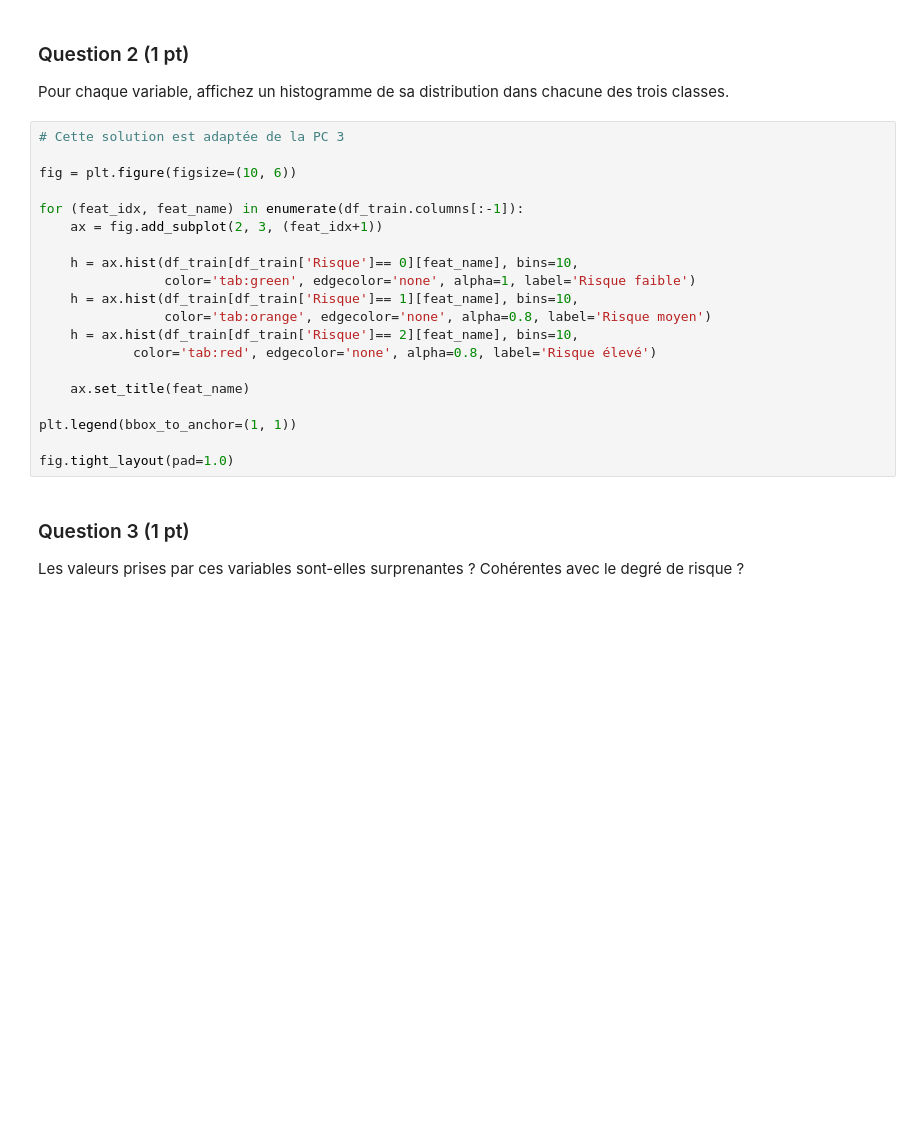
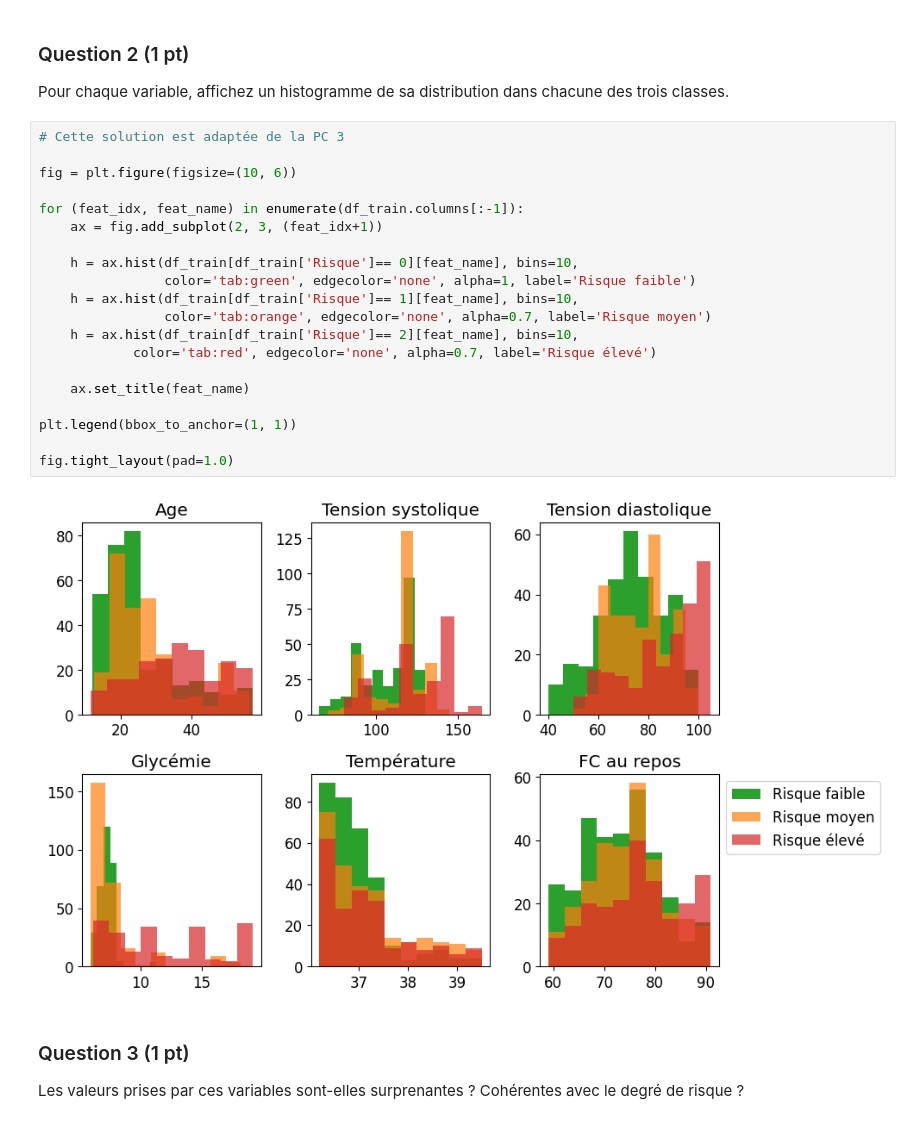
Before and after one commit to Kataevskii/projet-data, a Jupyter notebook: Projet.ipynb, the cells around one changed output. Drawn from its saved outputs; the diff is of its cells as text; blank space fills up the shorter version.

```diff
--- a/Projet.ipynb
+++ b/Projet.ipynb
@@ -78,23 +78,25 @@ Pour chaque variable, affichez un histogramme de sa distribution dans chacune de
 # %%
 # Cette solution est adaptée de la PC 3
 
 fig = plt.figure(figsize=(10, 6))
 
 for (feat_idx, feat_name) in enumerate(df_train.columns[:-1]):
     ax = fig.add_subplot(2, 3, (feat_idx+1))
 
     h = ax.hist(df_train[df_train['Risque']== 0][feat_name], bins=10,
                 color='tab:green', edgecolor='none', alpha=1, label='Risque faible')
     h = ax.hist(df_train[df_train['Risque']== 1][feat_name], bins=10,
-                color='tab:orange', edgecolor='none', alpha=0.8, label='Risque moyen')
+                color='tab:orange', edgecolor='none', alpha=0.7, label='Risque moyen')
     h = ax.hist(df_train[df_train['Risque']== 2][feat_name], bins=10,
-            color='tab:red', edgecolor='none', alpha=0.8, label='Risque élevé')
+            color='tab:red', edgecolor='none', alpha=0.7, label='Risque élevé')
 
     ax.set_title(feat_name)
 
 plt.legend(bbox_to_anchor=(1, 1))
 
 fig.tight_layout(pad=1.0)
+# %% [output]
+[figure, added]
 # %% [markdown]
 ### Question 3 (1 pt)
 Les valeurs prises par ces variables sont-elles surprenantes ? Cohérentes avec le degré de risque ?
```
Also changed, not shown: parts of 1 cell of this notebook.
